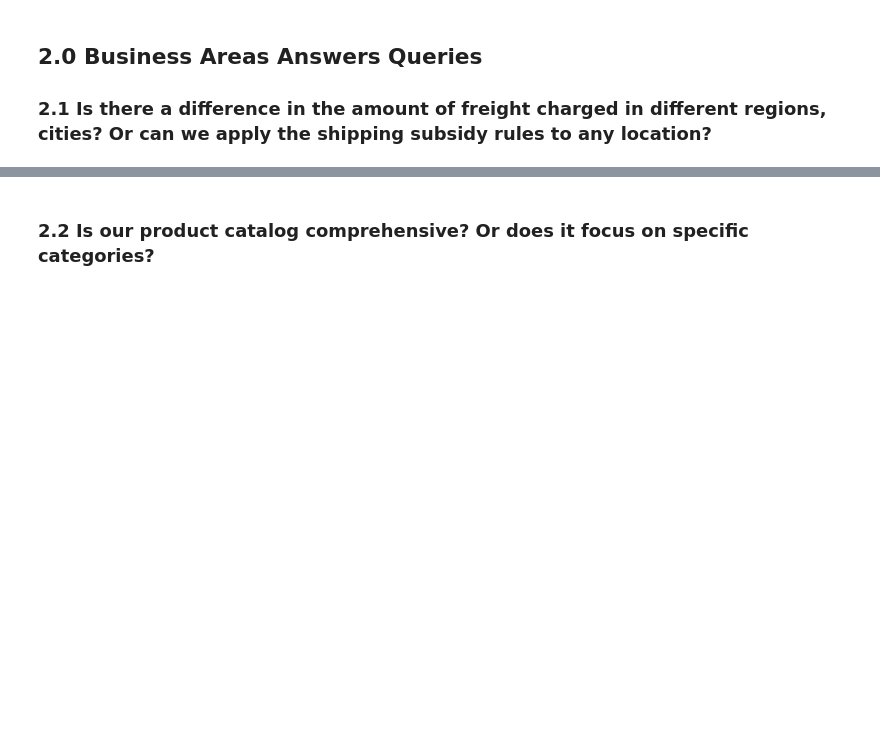
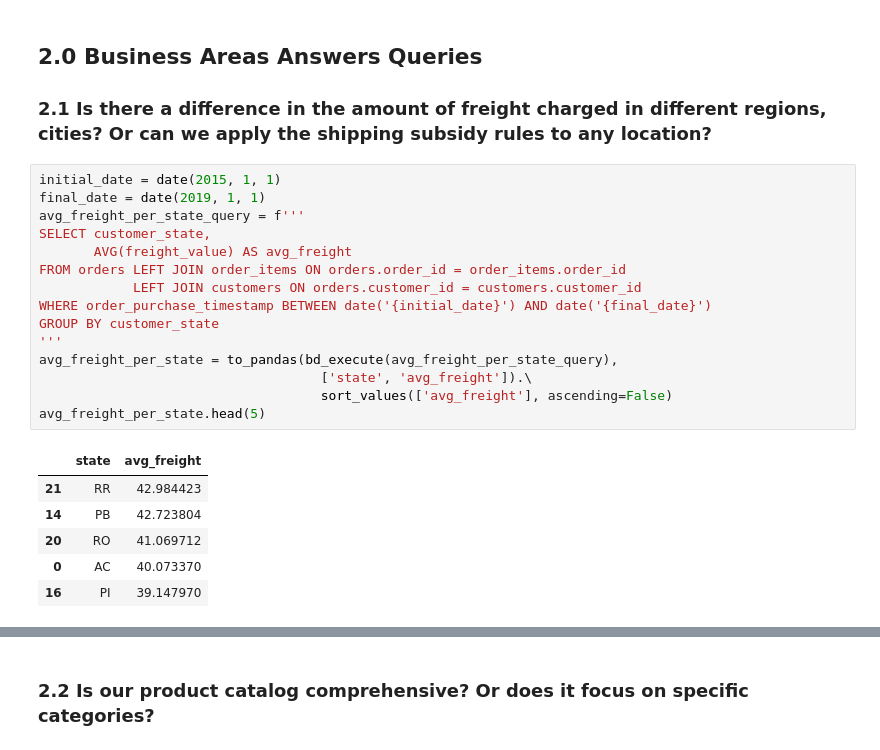
Before and after one commit to pauloreis-ds/olist, a Jupyter notebook: business_questions_insights/notebooks/1.1-pr-data-analysis-full-postgresql-challenge.ipynb, the cells around one changed output, grey strips where cells are left out. Drawn from its saved outputs; the diff is of its cells as text; blank space fills up the shorter version.

```diff
--- a/business_questions_insights/notebooks/1.1-pr-data-analysis-full-postgresql-challenge.ipynb
+++ b/business_questions_insights/notebooks/1.1-pr-data-analysis-full-postgresql-challenge.ipynb
@@ -308,3 +311,25 @@ plt.show();
 ## 2.0 Business Areas Answers Queries
 
 ### 2.1 Is there a difference in the amount of freight charged in different regions, cities? Or can we apply the shipping subsidy rules to any location?
+# %%
+initial_date = date(2015, 1, 1)
+final_date = date(2019, 1, 1)
+avg_freight_per_state_query = f'''
+SELECT customer_state,
+       AVG(freight_value) AS avg_freight
+FROM orders LEFT JOIN order_items ON orders.order_id = order_items.order_id
+            LEFT JOIN customers ON orders.customer_id = customers.customer_id
+WHERE order_purchase_timestamp BETWEEN date('{initial_date}') AND date('{final_date}')
+GROUP BY customer_state
+'''
+avg_freight_per_state = to_pandas(bd_execute(avg_freight_per_state_query),
+                                    ['state', 'avg_freight']).\
+                                    sort_values(['avg_freight'], ascending=False)
+avg_freight_per_state.head(5)
+# %% [output]
+|  | state | avg_freight |
+| 21 | RR | 42.984423 |
+| 14 | PB | 42.723804 |
+| 20 | RO | 41.069712 |
+| 0 | AC | 40.073370 |
+| 16 | PI | 39.147970 |
```
Also changed, not shown: parts of 6 cells of this notebook, 2 other files.
